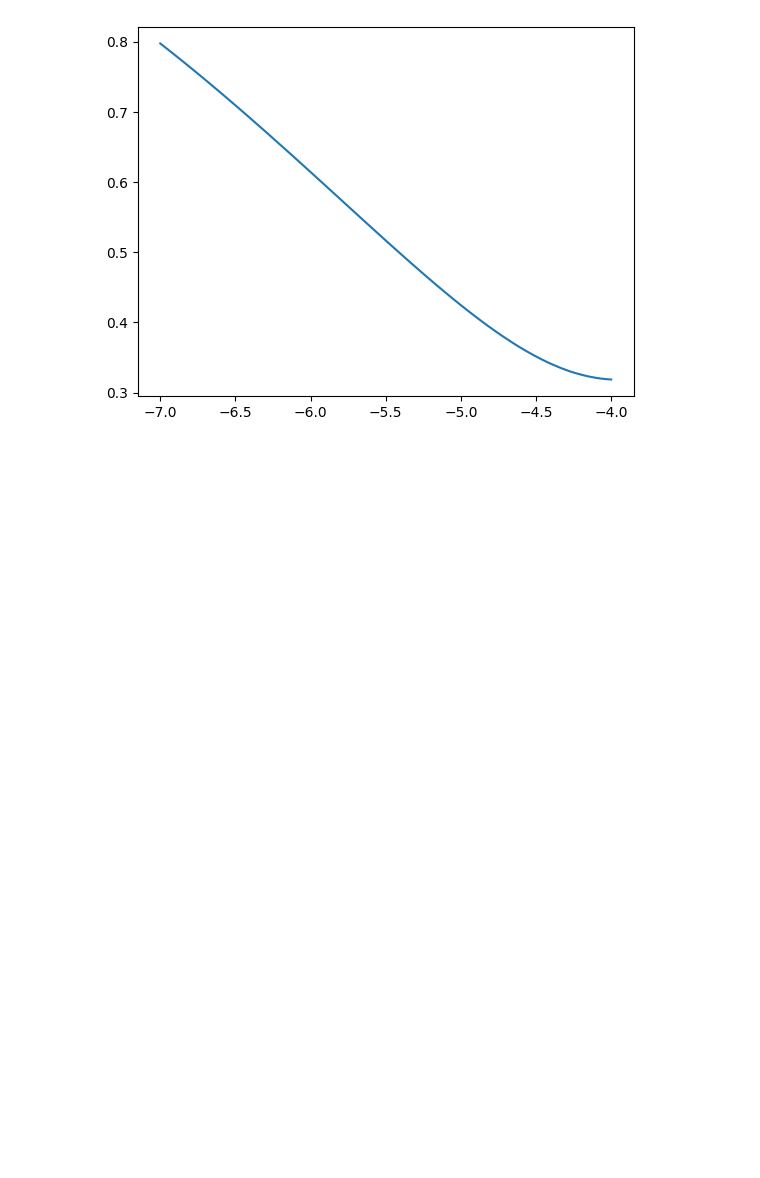
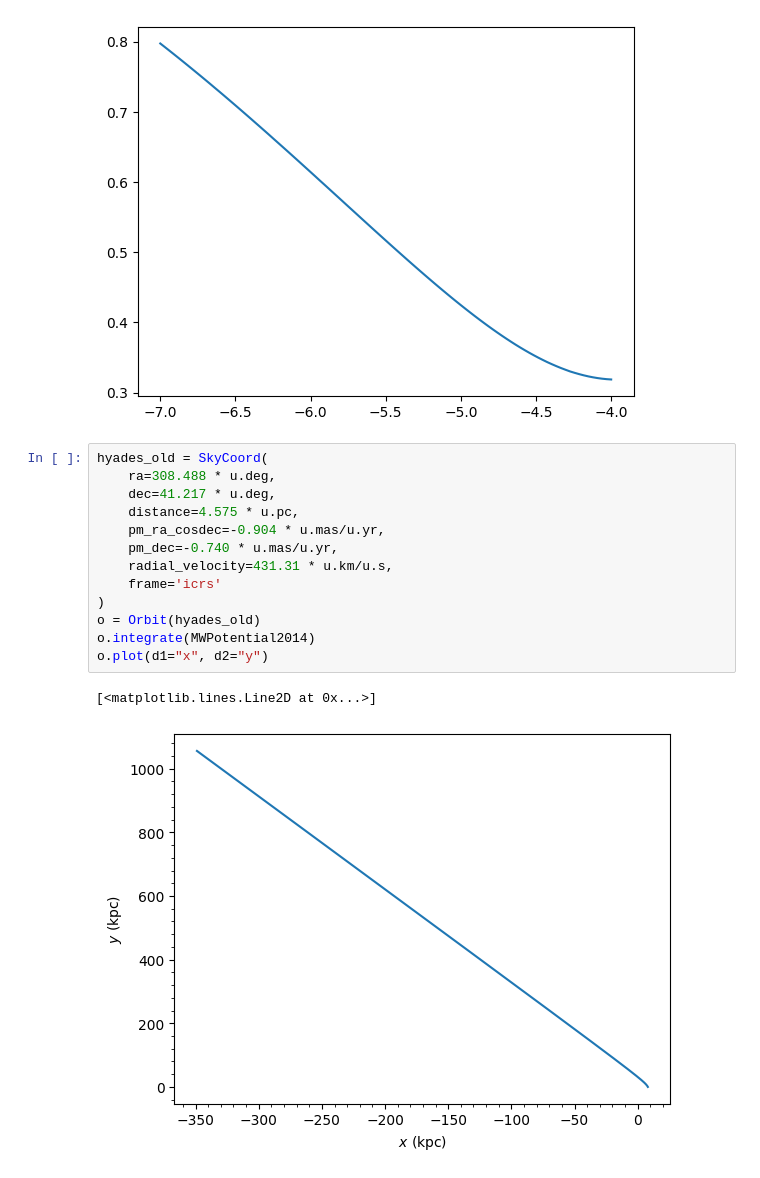
Before and after one commit to RSPicken2/stellar-streams, a Jupyter notebook: InitalConditionsFinder.ipynb, the cells around one changed output. Drawn from its saved outputs; the diff is of its cells as text; blank space fills up the shorter version.

```diff
--- a/InitalConditionsFinder.ipynb
+++ b/InitalConditionsFinder.ipynb
@@ -103,3 +105,19 @@ plt.plot(pm_ls, es)
 plt.show()
 # %% [output]
 [figure]
+# %%
+hyades_old = SkyCoord(
+    ra=308.488 * u.deg,
+    dec=41.217 * u.deg,
+    distance=4.575 * u.pc,
+    pm_ra_cosdec=-0.904 * u.mas/u.yr,
+    pm_dec=-0.740 * u.mas/u.yr,
+    radial_velocity=431.31 * u.km/u.s,
+    frame='icrs'
+)
+o = Orbit(hyades_old)
+o.integrate(MWPotential2014)
+o.plot(d1="x", d2="y")
+# %% [output]
+[<matplotlib.lines.Line2D at 0x...>]
+[figure, added]
```
Also changed, not shown: parts of 2 cells of this notebook.
